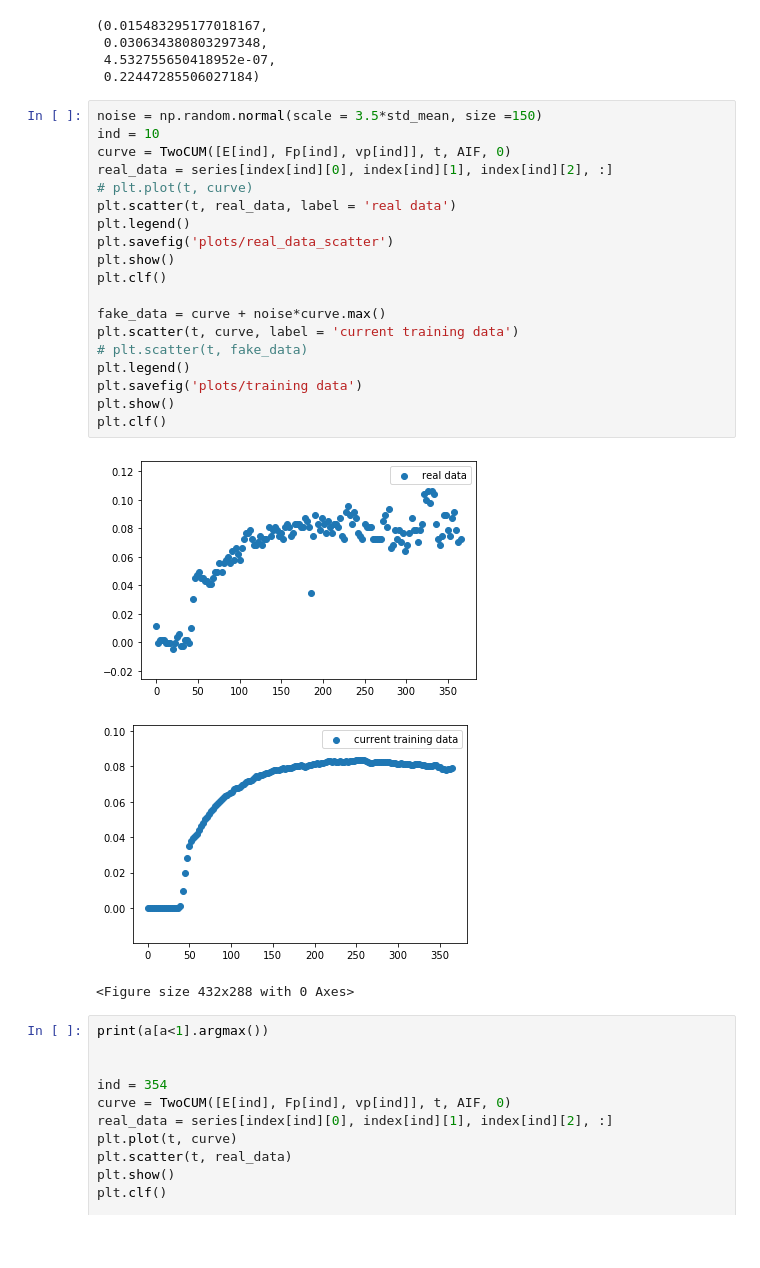
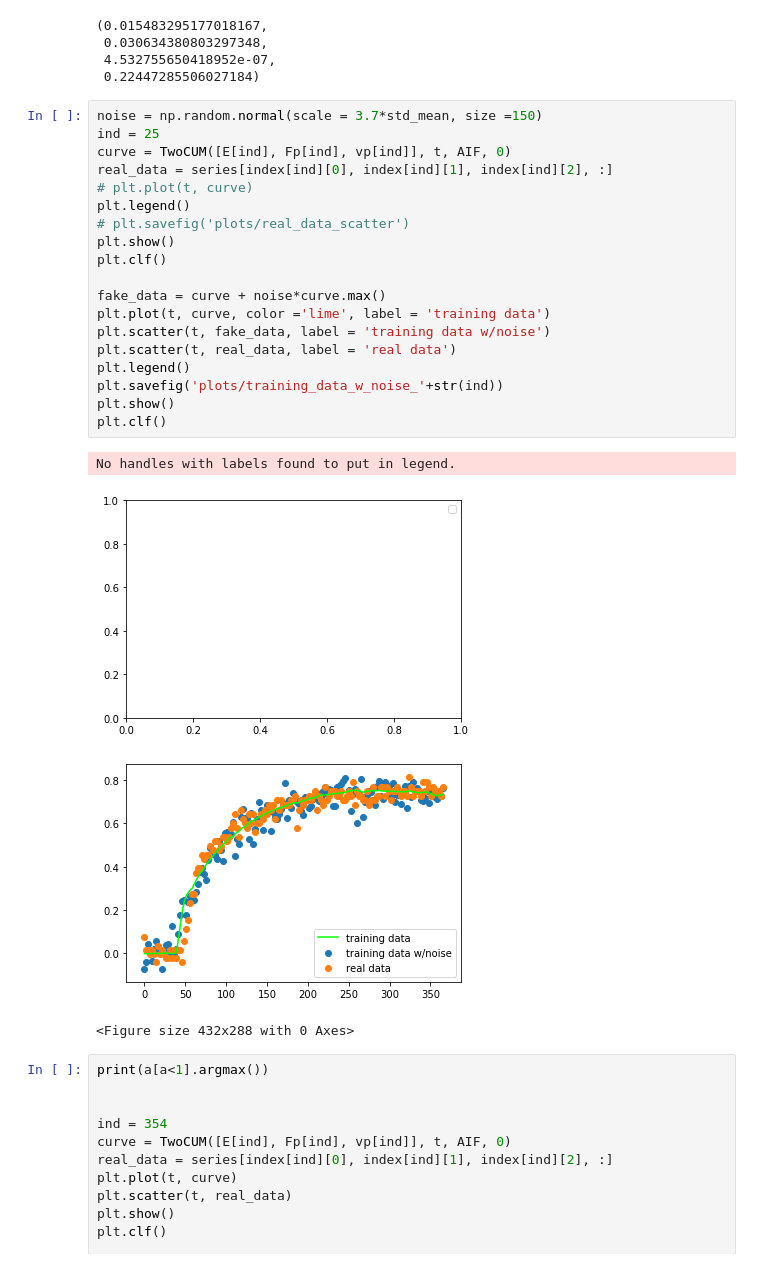
Before and after one commit to Michael-McLaren/MRI_ML, a Jupyter notebook: adding_noise.ipynb, the cells around one changed output. Saved outputs shown, nothing was run; the diff lists cells and outputs as text; blank space fills up the shorter version.

```diff
--- a/adding_noise.ipynb
+++ b/adding_noise.ipynb
@@ -186,28 +186,29 @@ std_mean, std_std, a[a<1].min(), a[a<1].max()
  4.532755650418952e-07,
  0.22447285506027184)
 # %%
-noise = np.random.normal(scale = 3.5*std_mean, size =150)
-ind = 10
+noise = np.random.normal(scale = 3.7*std_mean, size =150)
+ind = 25
 curve = TwoCUM([E[ind], Fp[ind], vp[ind]], t, AIF, 0)
 real_data = series[index[ind][0], index[ind][1], index[ind][2], :]
 # plt.plot(t, curve)
-plt.scatter(t, real_data, label = 'real data')
 plt.legend()
-plt.savefig('plots/real_data_scatter')
+# plt.savefig('plots/real_data_scatter')
 plt.show()
 plt.clf()
 
 fake_data = curve + noise*curve.max()
-plt.scatter(t, curve, label = 'current training data')
-# plt.scatter(t, fake_data)
+plt.plot(t, curve, color ='lime', label = 'training data')
+plt.scatter(t, fake_data, label = 'training data w/noise')
+plt.scatter(t, real_data, label = 'real data')
 plt.legend()
-plt.savefig('plots/training data')
+plt.savefig('plots/training_data_w_noise_'+str(ind))
 plt.show()
 plt.clf()
 # %% [output]
+No handles with labels found to put in legend.
-[figure, old version]
+[figure, new version]
-[figure, old version]
+[figure, new version]
-<Figure size 432x288 with 0 Axes>
+<Figure size 432x288 with 0 Axes>
 # %%
 print(a[a<1].argmax())
 
```
Also changed, not shown: 7 other files.
